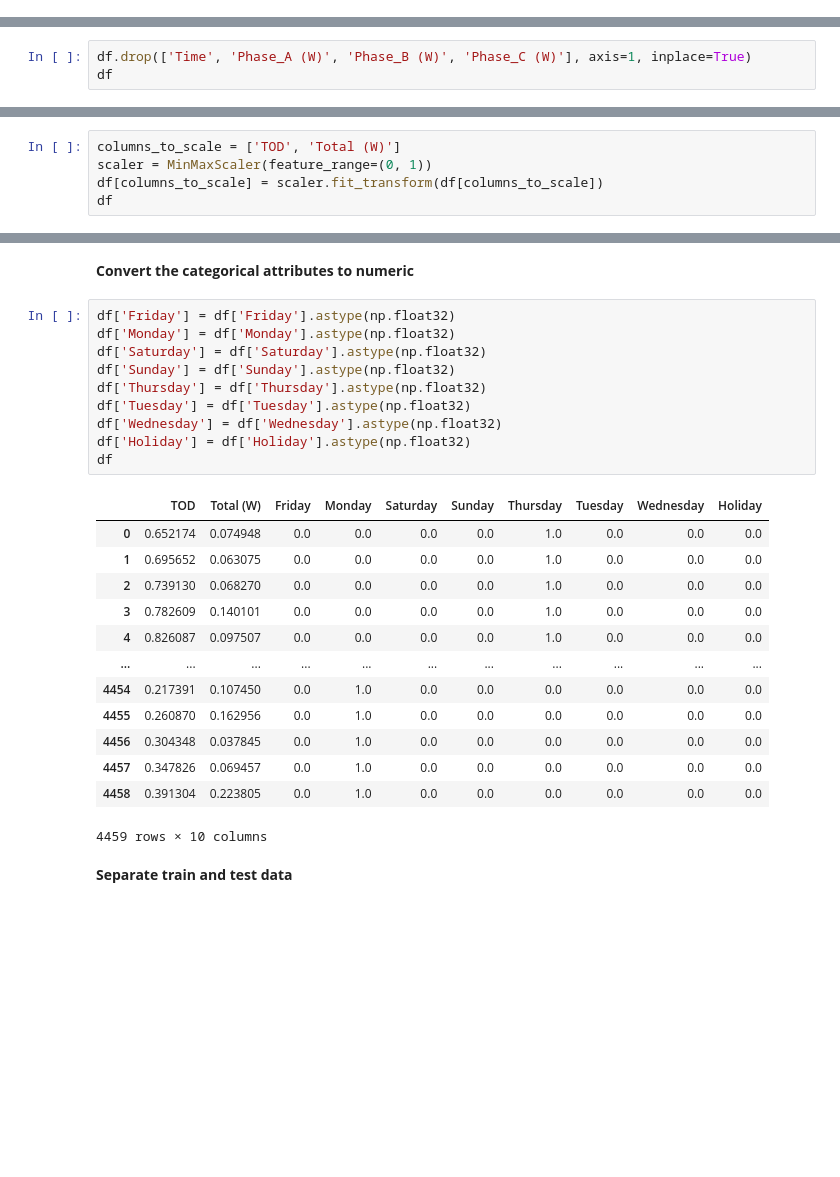
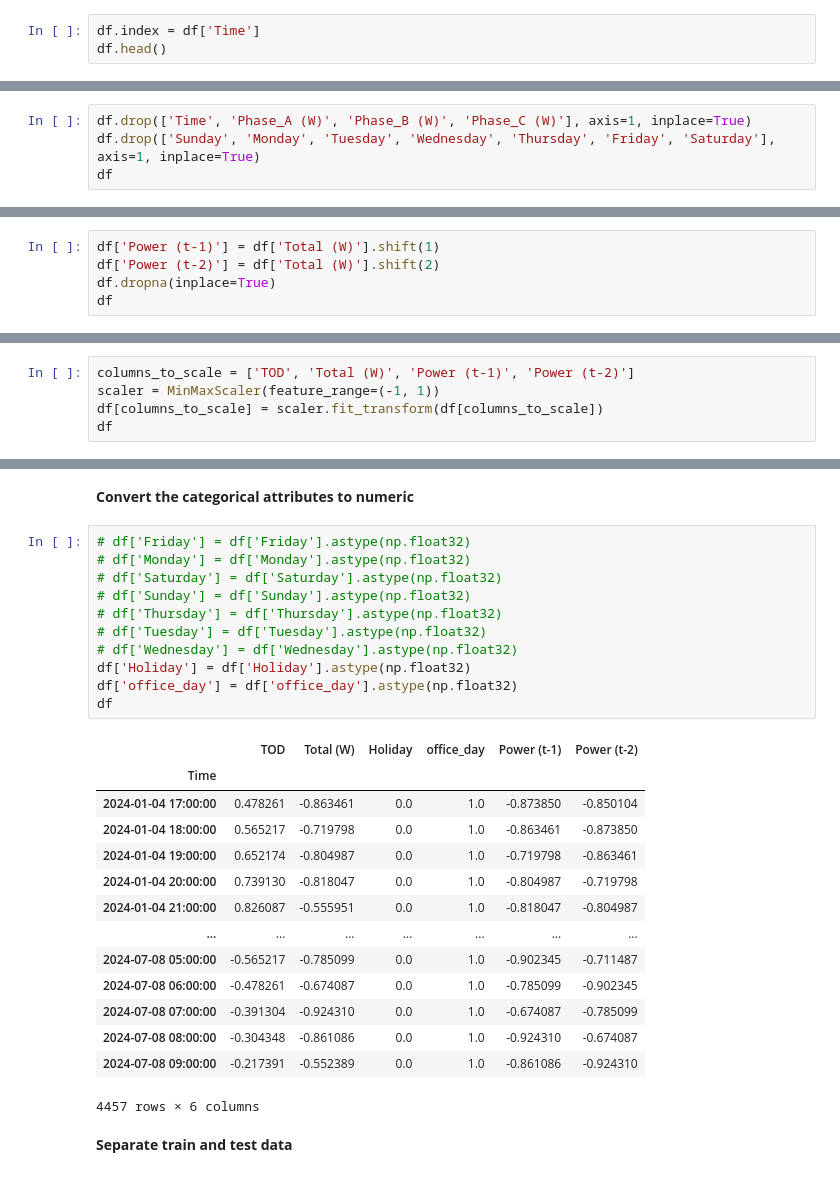
Before and after one commit to nabinhere/Load-Forecasting, a Jupyter notebook: torch_lstm_forecast_multi_input.ipynb, the cells around one changed output, grey strips where cells are left out. Cells and saved outputs as stored; diff of their text form; blank space fills up the shorter version.

```diff
--- a/torch_lstm_forecast_multi_input.ipynb
+++ b/torch_lstm_forecast_multi_input.ipynb
@@ -50,0 +54,3 @@ df
+# %%
+df.index = df['Time']
+df.head()
@@ -51,4 +74,5 @@ df
 # %%
 df.drop(['Time', 'Phase_A (W)', 'Phase_B (W)', 'Phase_C (W)'], axis=1, inplace=True)
+df.drop(['Sunday', 'Monday', 'Tuesday', 'Wednesday', 'Thursday', 'Friday', 'Saturday'], axis=1, inplace=True)
 df
 # %% [output]
@@ -67,0 +93,5 @@ df
+# %%
+df['Power (t-1)'] = df['Total (W)'].shift(1)
+df['Power (t-2)'] = df['Total (W)'].shift(2)
+df.dropna(inplace=True)
+df
@@ -68,8 +113,8 @@ df
 # %% [markdown]
 **Scale the Numerical Attributes**
 # %%
-columns_to_scale = ['TOD', 'Total (W)']
-scaler = MinMaxScaler(feature_range=(0, 1))
+columns_to_scale = ['TOD', 'Total (W)', 'Power (t-1)', 'Power (t-2)']
+scaler = MinMaxScaler(feature_range=(-1, 1))
 df[columns_to_scale] = scaler.fit_transform(df[columns_to_scale])
 df
 # %% [output]
@@ -89,29 +135,31 @@ df
 # %% [markdown]
 **Convert the categorical attributes to numeric**
 # %%
-df['Friday'] = df['Friday'].astype(np.float32)
-df['Monday'] = df['Monday'].astype(np.float32)
-df['Saturday'] = df['Saturday'].astype(np.float32)
-df['Sunday'] = df['Sunday'].astype(np.float32)
-df['Thursday'] = df['Thursday'].astype(np.float32)
-df['Tuesday'] = df['Tuesday'].astype(np.float32)
-df['Wednesday'] = df['Wednesday'].astype(np.float32)
+# df['Friday'] = df['Friday'].astype(np.float32)
+# df['Monday'] = df['Monday'].astype(np.float32)
+# df['Saturday'] = df['Saturday'].astype(np.float32)
+# df['Sunday'] = df['Sunday'].astype(np.float32)
+# df['Thursday'] = df['Thursday'].astype(np.float32)
+# df['Tuesday'] = df['Tuesday'].astype(np.float32)
+# df['Wednesday'] = df['Wednesday'].astype(np.float32)
 df['Holiday'] = df['Holiday'].astype(np.float32)
+df['office_day'] = df['office_day'].astype(np.float32)
 df
 # %% [output]
-|  | TOD | Total (W) | Friday | Monday | Saturday | Sunday | Thursday | Tuesday | Wednesday | Holiday |
-| 0 | 0.652174 | 0.074948 | 0.0 | 0.0 | 0.0 | 0.0 | 1.0 | 0.0 | 0.0 | 0.0 |
-| 1 | 0.695652 | 0.063075 | 0.0 | 0.0 | 0.0 | 0.0 | 1.0 | 0.0 | 0.0 | 0.0 |
-| 2 | 0.739130 | 0.068270 | 0.0 | 0.0 | 0.0 | 0.0 | 1.0 | 0.0 | 0.0 | 0.0 |
-| 3 | 0.782609 | 0.140101 | 0.0 | 0.0 | 0.0 | 0.0 | 1.0 | 0.0 | 0.0 | 0.0 |
-| 4 | 0.826087 | 0.097507 | 0.0 | 0.0 | 0.0 | 0.0 | 1.0 | 0.0 | 0.0 | 0.0 |
-| ... | ... | ... | ... | ... | ... | ... | ... | ... | ... | ... |
-| 4454 | 0.217391 | 0.107450 | 0.0 | 1.0 | 0.0 | 0.0 | 0.0 | 0.0 | 0.0 | 0.0 |
-| 4455 | 0.260870 | 0.162956 | 0.0 | 1.0 | 0.0 | 0.0 | 0.0 | 0.0 | 0.0 | 0.0 |
-| 4456 | 0.304348 | 0.037845 | 0.0 | 1.0 | 0.0 | 0.0 | 0.0 | 0.0 | 0.0 | 0.0 |
-| 4457 | 0.347826 | 0.069457 | 0.0 | 1.0 | 0.0 | 0.0 | 0.0 | 0.0 | 0.0 | 0.0 |
-| 4458 | 0.391304 | 0.223805 | 0.0 | 1.0 | 0.0 | 0.0 | 0.0 | 0.0 | 0.0 | 0.0 |
+|  | TOD | Total (W) | Holiday | office_day | Power (t-1) | Power (t-2) |
+| Time |  |  |  |  |  |  |
+| 2024-01-04 17:00:00 | 0.478261 | -0.863461 | 0.0 | 1.0 | -0.873850 | -0.850104 |
+| 2024-01-04 18:00:00 | 0.565217 | -0.719798 | 0.0 | 1.0 | -0.863461 | -0.873850 |
+| 2024-01-04 19:00:00 | 0.652174 | -0.804987 | 0.0 | 1.0 | -0.719798 | -0.863461 |
+| 2024-01-04 20:00:00 | 0.739130 | -0.818047 | 0.0 | 1.0 | -0.804987 | -0.719798 |
+| 2024-01-04 21:00:00 | 0.826087 | -0.555951 | 0.0 | 1.0 | -0.818047 | -0.804987 |
+| ... | ... | ... | ... | ... | ... | ... |
+| 2024-07-08 05:00:00 | -0.565217 | -0.785099 | 0.0 | 1.0 | -0.902345 | -0.711487 |
+| 2024-07-08 06:00:00 | -0.478261 | -0.674087 | 0.0 | 1.0 | -0.785099 | -0.902345 |
+| 2024-07-08 07:00:00 | -0.391304 | -0.924310 | 0.0 | 1.0 | -0.674087 | -0.785099 |
+| 2024-07-08 08:00:00 | -0.304348 | -0.861086 | 0.0 | 1.0 | -0.924310 | -0.674087 |
+| 2024-07-08 09:00:00 | -0.217391 | -0.552389 | 0.0 | 1.0 | -0.861086 | -0.924310 |
-4459 rows × 10 columns
+4457 rows × 6 columns
 # %% [markdown]
 **Separate train and test data**
 # %%
```
Also changed, not shown: parts of 41 cells of this notebook.
